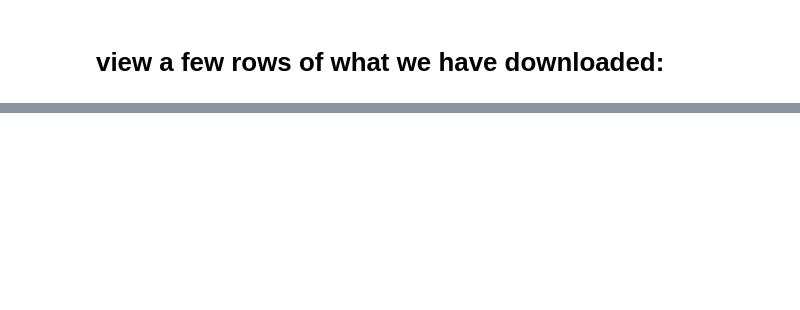
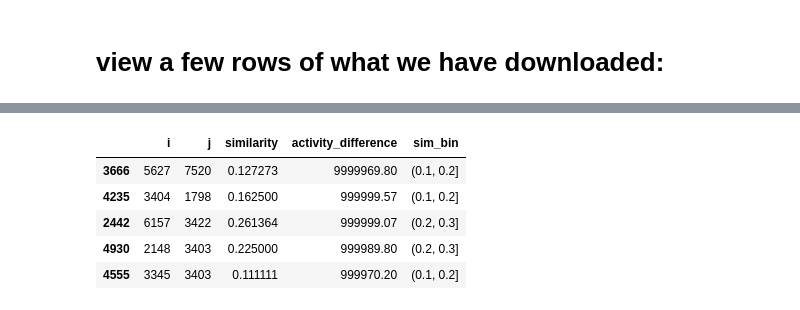
Before and after one commit to apoorvapu/data_science, a Jupyter notebook: meeting1.ipynb, the cells around one changed output, grey strips where cells are left out. Saved outputs shown, nothing was run; the diff lists cells and outputs as text; code cells hidden in the pictures; blank space fills up the shorter version.

```diff
--- a/meeting1.ipynb
+++ b/meeting1.ipynb
@@ -109,0 +154,10 @@ pairs_df.head()
+# %%
+pairs_df_sorted = pairs_df.sort_values(by="activity_difference", ascending=False)
+pairs_df_sorted.head()
+# %% [output]
+|  | i | j | similarity | activity_difference | sim_bin |
+| 3666 | 5627 | 7520 | 0.127273 | 9999969.80 | (0.1, 0.2] |
+| 4235 | 3404 | 1798 | 0.162500 | 999999.57 | (0.1, 0.2] |
+| 2442 | 6157 | 3422 | 0.261364 | 999999.07 | (0.2, 0.3] |
+| 4930 | 2148 | 3403 | 0.225000 | 999989.80 | (0.2, 0.3] |
+| 4555 | 3345 | 3403 | 0.111111 | 999970.20 | (0.1, 0.2] |
```
Also changed, not shown: parts of 17 cells of this notebook.
